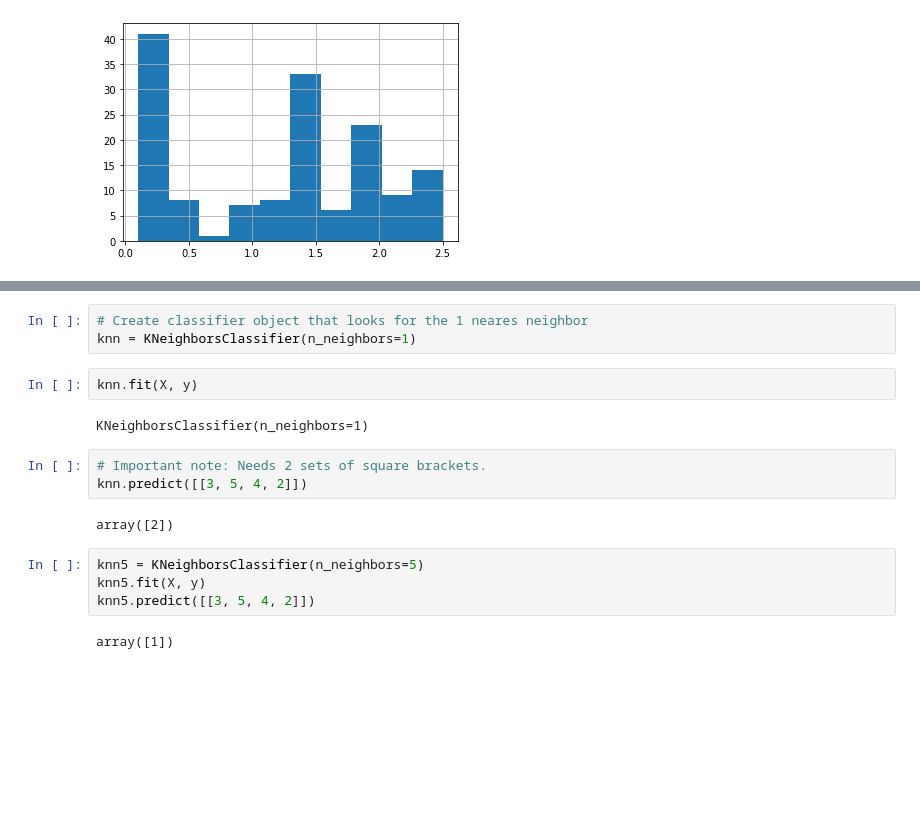
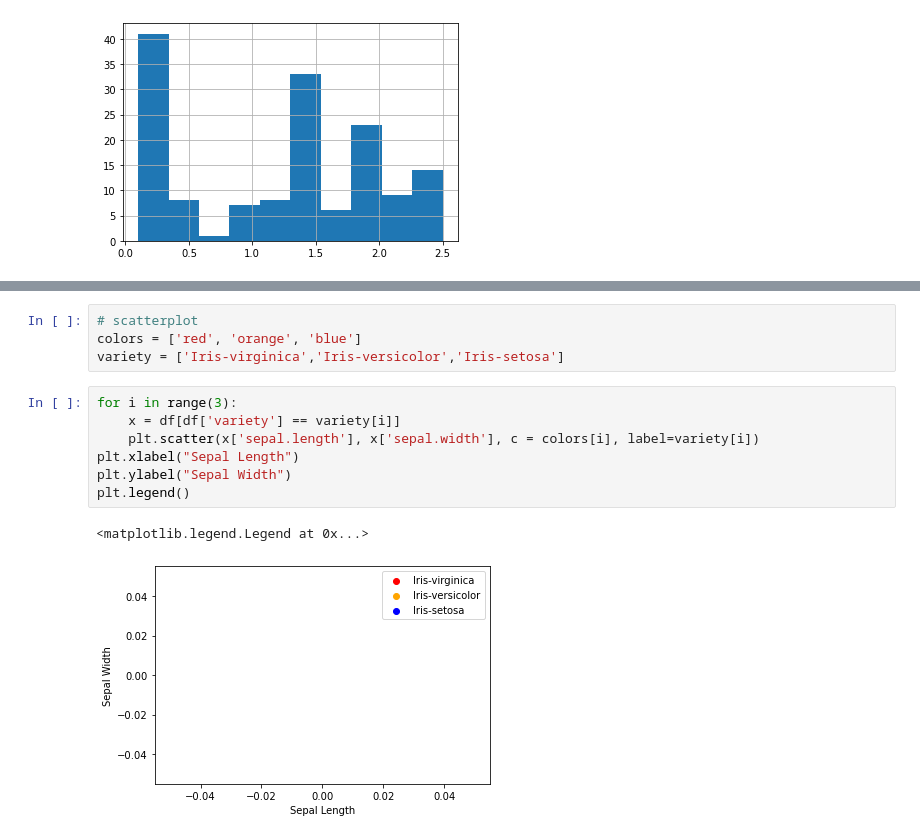
Before and after one commit to benjanning/pands-project, a Jupyter notebook: Project.ipynb, the cells around one changed output, grey strips where cells are left out. Saved outputs shown, nothing was run; the diff lists cells and outputs as text; blank space fills up the shorter version.

```diff
--- a/project (2).ipynb
+++ b/Project.ipynb
@@ -180,18 +86,14 @@ from sklearn.neighbors import KNeighborsClassifier
-# %%
-# Create classifier object that looks for the 1 neares neighbor
-knn = KNeighborsClassifier(n_neighbors=1)
-# %%
-knn.fit(X, y)
-# %% [output]
-KNeighborsClassifier(n_neighbors=1)
-# %%
-# Important note: Needs 2 sets of square brackets.
-knn.predict([[3, 5, 4, 2]])
-# %% [output]
-array([2])
-# %%
-knn5 = KNeighborsClassifier(n_neighbors=5)
-knn5.fit(X, y)
-knn5.predict([[3, 5, 4, 2]])
-# %% [output]
-array([1])
+# %%
+# scatterplot
+colors = ['red', 'orange', 'blue']
+variety = ['Iris-virginica','Iris-versicolor','Iris-setosa']
+# %%
+for i in range(3):
+    x = df[df['variety'] == variety[i]]
+    plt.scatter(x['sepal.length'], x['sepal.width'], c = colors[i], label=variety[i])
+plt.xlabel("Sepal Length")
+plt.ylabel("Sepal Width")
+plt.legend()
+# %% [output]
+<matplotlib.legend.Legend at 0x...>
+[figure, added]
```
Also changed, not shown: parts of 52 cells of this notebook, 2 other files.
